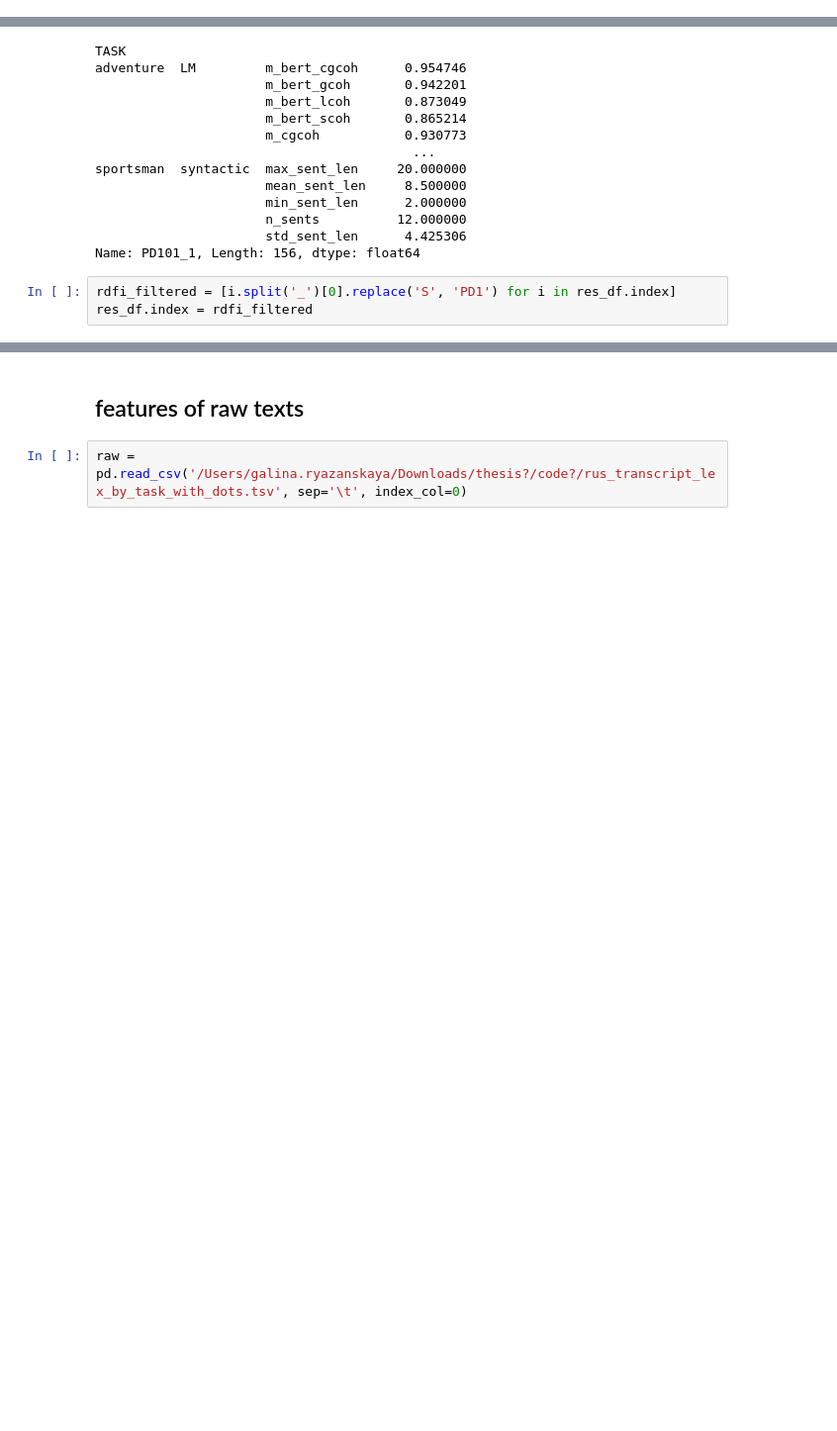
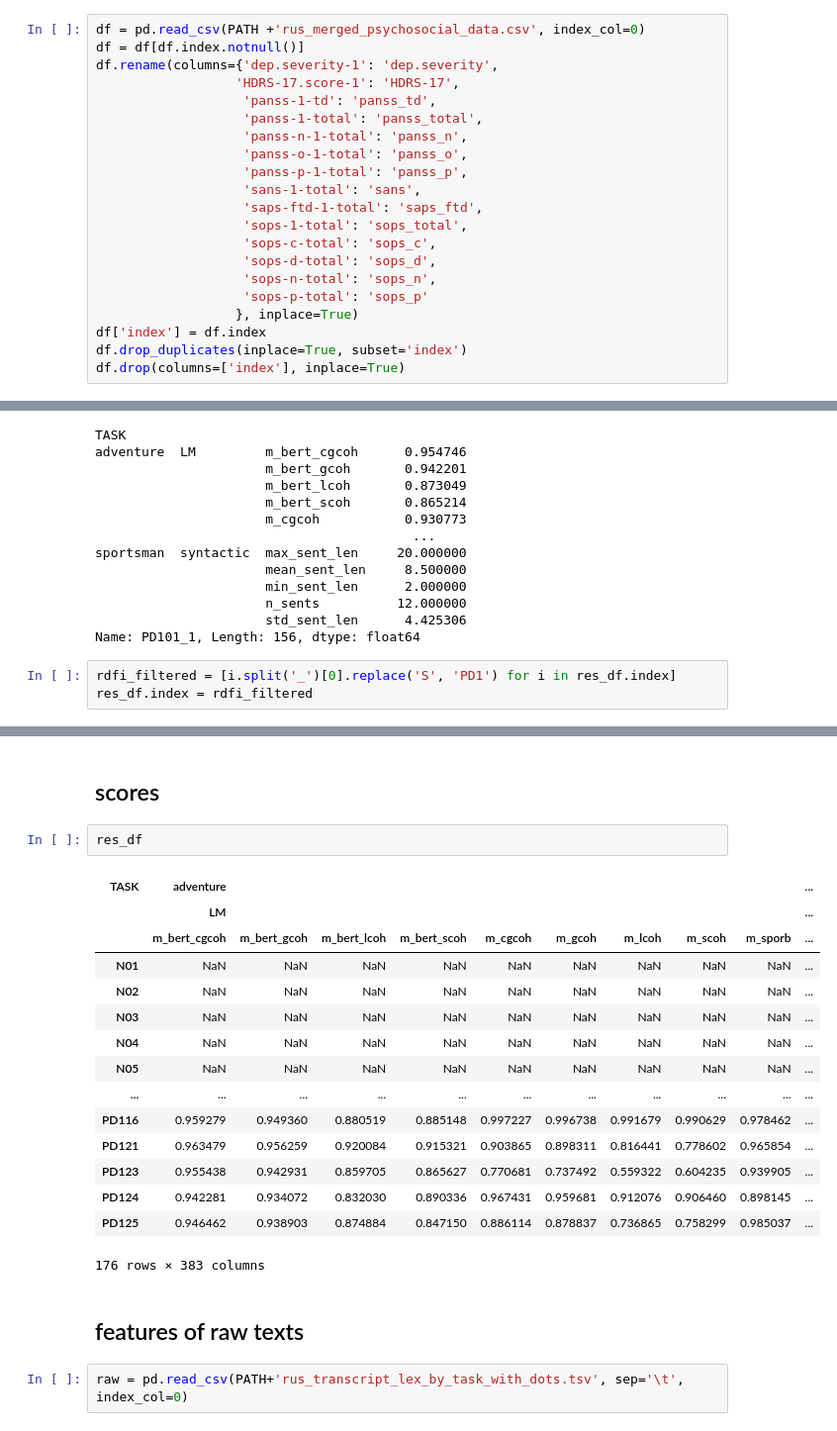
Before and after one commit to flying-bear/MA_thesis, a Jupyter notebook: scores_ru.ipynb, the cells around one changed output, grey strips where cells are left out. Shown: that part at 99% size. Drawn from its saved outputs; the diff is of its cells as text; blank space fills up the shorter version.

Commit message:
analyse Russian psychosocial data

```diff
--- a/scores_ru.ipynb
+++ b/scores_ru.ipynb
@@ -18,0 +17,21 @@ df = df[df.index.notnull()]
+# %%
+df = pd.read_csv(PATH +'rus_merged_psychosocial_data.csv', index_col=0)
+df = df[df.index.notnull()]
+df.rename(columns={'dep.severity-1': 'dep.severity',
+                  'HDRS-17.score-1': 'HDRS-17',
+                   'panss-1-td': 'panss_td',
+                   'panss-1-total': 'panss_total',
+                   'panss-n-1-total': 'panss_n',
+                   'panss-o-1-total': 'panss_o',
+                   'panss-p-1-total': 'panss_p',
+                   'sans-1-total': 'sans',
+                   'saps-ftd-1-total': 'saps_ftd',
+                   'sops-1-total': 'sops_total',
+                   'sops-c-total': 'sops_c',
+                   'sops-d-total': 'sops_d',
+                   'sops-n-total': 'sops_n',
+                   'sops-p-total': 'sops_p'
+                  }, inplace=True)
+df['index'] = df.index
+df.drop_duplicates(inplace=True, subset='index')
+df.drop(columns=['index'], inplace=True)
@@ -225,7 +353,27 @@ sops-p-total                              8.0
 td.scales                                SAPS
 td.severity                               0.0
 Name: PD015, dtype: object
+# %% [markdown]
+## scores
+# %%
+res_df
+# %% [output]
+| TASK | adventure |  |  |  |  |  |  |  |  | ... |
+|  | LM |  |  |  |  |  |  |  |  | ... |
+|  | m_bert_cgcoh | m_bert_gcoh | m_bert_lcoh | m_bert_scoh | m_cgcoh | m_gcoh | m_lcoh | m_scoh | m_sporb | ... |
+| N01 | NaN | NaN | NaN | NaN | NaN | NaN | NaN | NaN | NaN | ... |
+| N02 | NaN | NaN | NaN | NaN | NaN | NaN | NaN | NaN | NaN | ... |
+| N03 | NaN | NaN | NaN | NaN | NaN | NaN | NaN | NaN | NaN | ... |
+| N04 | NaN | NaN | NaN | NaN | NaN | NaN | NaN | NaN | NaN | ... |
+| N05 | NaN | NaN | NaN | NaN | NaN | NaN | NaN | NaN | NaN | ... |
+| ... | ... | ... | ... | ... | ... | ... | ... | ... | ... | ... |
+| PD116 | 0.959279 | 0.949360 | 0.880519 | 0.885148 | 0.997227 | 0.996738 | 0.991679 | 0.990629 | 0.978462 | ... |
+| PD121 | 0.963479 | 0.956259 | 0.920084 | 0.915321 | 0.903865 | 0.898311 | 0.816441 | 0.778602 | 0.965854 | ... |
+| PD123 | 0.955438 | 0.942931 | 0.859705 | 0.865627 | 0.770681 | 0.737492 | 0.559322 | 0.604235 | 0.939905 | ... |
+| PD124 | 0.942281 | 0.934072 | 0.832030 | 0.890336 | 0.967431 | 0.959681 | 0.912076 | 0.906460 | 0.898145 | ... |
+| PD125 | 0.946462 | 0.938903 | 0.874884 | 0.847150 | 0.886114 | 0.878837 | 0.736865 | 0.758299 | 0.985037 | ... |
+176 rows × 383 columns
 # %% [markdown]
 ## features of raw texts
 # %%
-raw = pd.read_csv('/Users/galina.ryazanskaya/Downloads/thesis?/code?/rus_transcript_lex_by_task_with_dots.tsv', sep='\t', index_col=0)
+raw = pd.read_csv(PATH+'rus_transcript_lex_by_task_with_dots.tsv', sep='\t', index_col=0)
```
Also changed, not shown: parts of 73 cells of this notebook.
